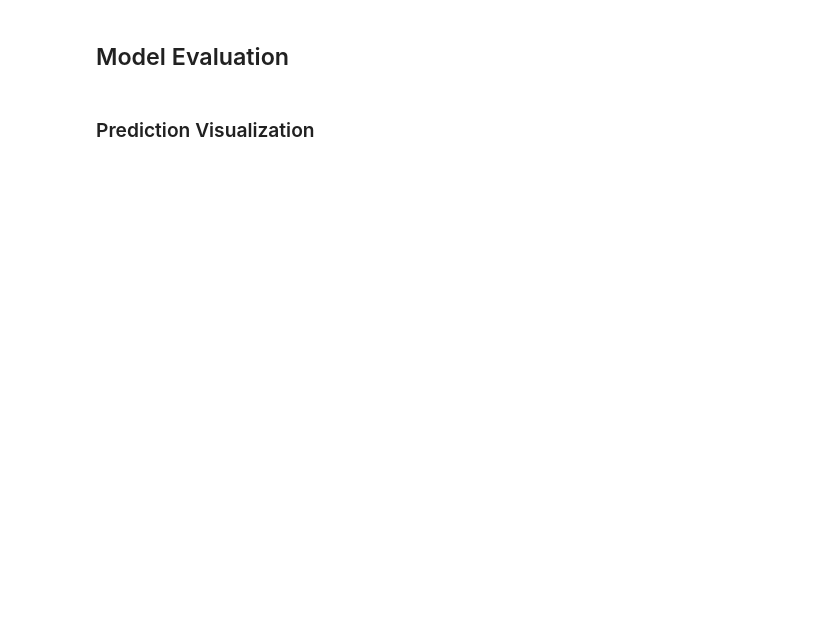
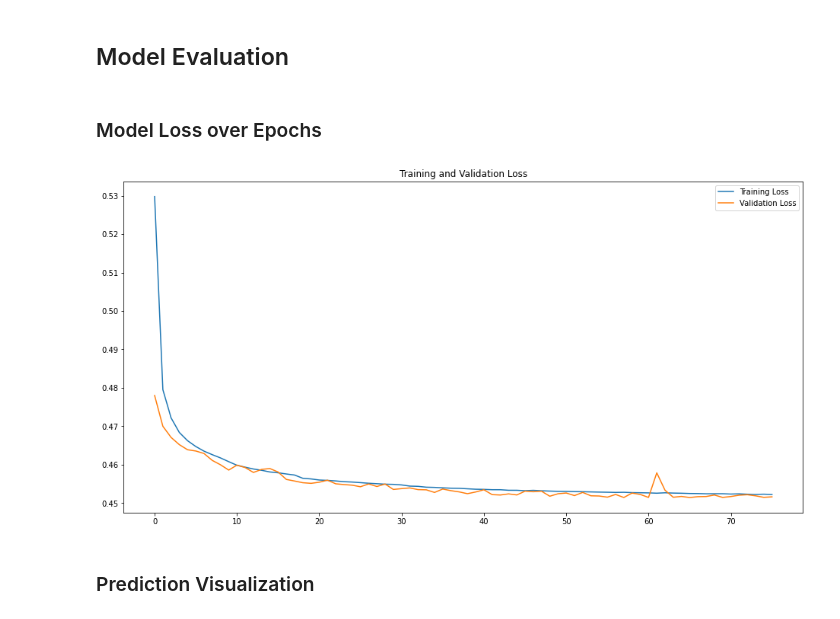
Before and after one commit to mayur7garg/MalariaCellImageClassification, a Jupyter notebook: Autoencoder.ipynb, the cells around one changed output. Saved outputs shown, nothing was run; the diff lists cells and outputs as text; code cells hidden in the pictures; blank space fills up the shorter version.

Commit message:
Updated model. Added callbacks and val plot.

```diff
--- a/Autoencoder.ipynb
+++ b/Autoencoder.ipynb
@@ -152,9 +164,9 @@ TensorShape([None, 128, 128, 8])
 # %%
-outputLayer = Conv2D(3, (3, 3), activation = 'sigmoid', padding = 'same', name = 'Output')(up_4)
+outputLayer = Conv2D(3, (1, 1), activation = 'sigmoid', padding = 'same', name = 'Output')(dropout)
 outputLayer.shape
 # %% [output]
 TensorShape([None, 128, 128, 3])
 # %%
 autoencoder = Model(inputs = inputLayer, outputs = outputLayer)
-autoencoder.compile(optimizer = 'adam', loss = 'binary_crossentropy')
+autoencoder.compile(optimizer = Adam(LEARNING_RATE), loss = 'binary_crossentropy')
 # %% [markdown]
@@ -190,0 +205,2 @@ _________________________________________________________________
+# %%
+earlyStop = EarlyStopping(monitor = 'val_loss', patience = 10, restore_best_weights = True)
@@ -191,3 +209,13 @@ _________________________________________________________________
 # %%
-history = autoencoder.fit(X_train, X_train, batch_size = BATCH_SIZE, epochs = EPOCHS, verbose = 1, validation_data = (X_val, X_val))
+%%time
+
+history = autoencoder.fit(
+    X_train,
+    X_train,
+    batch_size = BATCH_SIZE,
+    epochs = EPOCHS,
+    verbose = 1,
+    validation_data = (X_val, X_val),
+    callbacks = [earlyStop]
+    )
 # %% [output]
@@ -214,5 +239,22 @@ Epoch 10/10
 # %% [markdown]
 ## Model Evaluation
+# %% [markdown]
+### Model Loss over Epochs
+# %%
+loss = history.history['loss']
+val_loss = history.history['val_loss']
+
+epochs_range = history.epoch
+
+plt.figure(figsize = (16, 8))
+plt.plot(epochs_range, loss, label = 'Training Loss')
+plt.plot(epochs_range, val_loss, label = 'Validation Loss')
+plt.legend(loc = 'upper right')
+plt.title('Training and Validation Loss')
+plt.savefig('plots/acc_and_loss.jpg', dpi = PLOTS_DPI, bbox_inches='tight')
+plt.show()
+# %% [output]
+[figure, added]
 # %% [markdown]
 ### Prediction Visualization
 # %%
```
Also changed, not shown: parts of 16 cells of this notebook, 1 other file.
